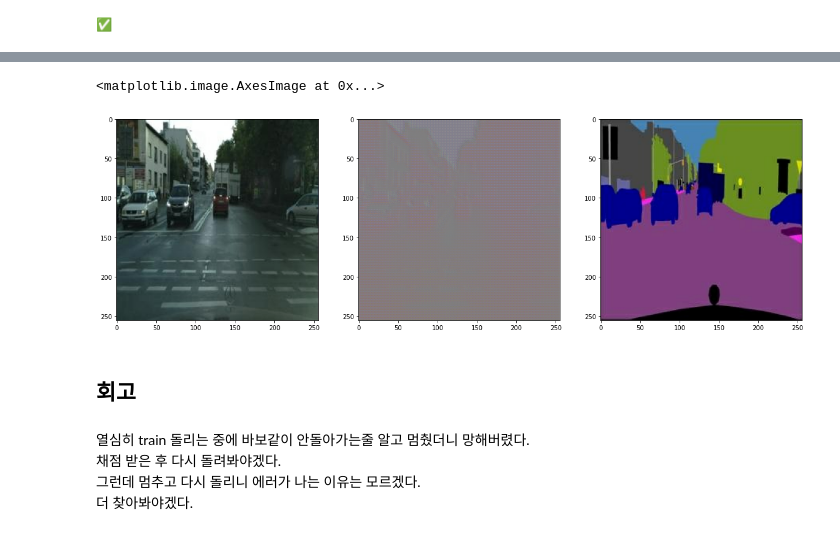
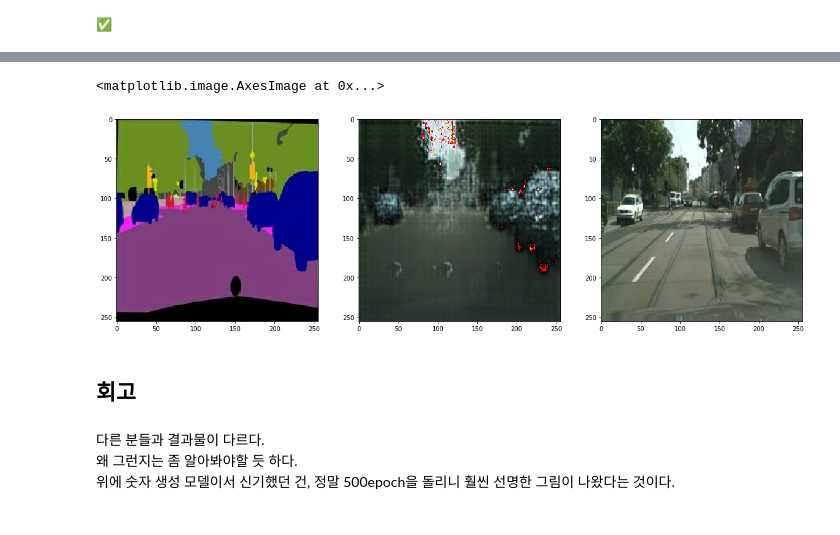
Before and after one commit to chemicalappendorf/mini_project1, a Jupyter notebook: [E20]segmentation_map.ipynb, the cells around one changed output, grey strips where cells are left out. Saved outputs shown, nothing was run; the diff lists cells and outputs as text; code cells hidden in the pictures.

```diff
--- a/[E20]segmentation_map.ipynb
+++ b/[E20]segmentation_map.ipynb
@@ -452,6 +452,7 @@ WARNING:tensorflow:A checkpoint was restored (e.g. tf.train.Checkpoint.restore o
 import os
 
 data_path = os.getenv('HOME')+'/aiffel/conditional_generation/cityscapes/train/'
+val = os.getenv('HOME')+'/aiffel/conditional_generation/cityscapes/val/'
 print("number of train examples :", len(os.listdir(data_path)))
 # %% [output]
 number of train examples : 1000
@@ -491,9 +492,9 @@ def load_img(img_path):
     img = tf.image.decode_image(img, 3)
 
     w = tf.shape(img)[1] // 2
-    sketch = img[:, :w, :]
+    sketch = img[:, w:, :]
     sketch = tf.cast(sketch, tf.float32)
-    colored = img[:, w:, :]
+    colored = img[:, :w, :]
     colored = tf.cast(colored, tf.float32)
     return normalize(sketch), normalize(colored)
 
@@ -1040,23 +1054,22 @@ Function call stack:
 # %%
 test_ind = 1
 
-f = data_path + os.listdir(data_path)[test_ind]
+f = val + os.listdir(val)[test_ind]
 sketch, colored = load_img(f)
 
 pred = generator(tf.expand_dims(sketch, 0))
 pred = denormalize(pred)
 
 plt.figure(figsize=(20,10))
 plt.subplot(1,3,1); plt.imshow(denormalize(sketch))
 plt.subplot(1,3,2); plt.imshow(pred[0])
 plt.subplot(1,3,3); plt.imshow(denormalize(colored))
 # %% [output]
 <matplotlib.image.AxesImage at 0x...>
-[figure, old version]
+[figure, new version]
 # %% [markdown]
 ## 회고
-# %% [markdown]
-열심히 train 돌리는 중에 바보같이 안돌아가는줄 알고 멈췄더니 망해버렸다.
-채점 받은 후 다시 돌려봐야겠다.
-그런데 멈추고 다시 돌리니 에러가 나는 이유는 모르겠다.
-더 찾아봐야겠다.
+# %% [markdown]
+다른 분들과 결과물이 다르다.
+왜 그런지는 좀 알아봐야할 듯 하다.
+위에 숫자 생성 모델이서 신기했던 건, 정말 500epoch을 돌리니 훨씬 선명한 그림이 나왔다는 것이다.
```
Also changed, not shown: parts of 12 cells of this notebook.
